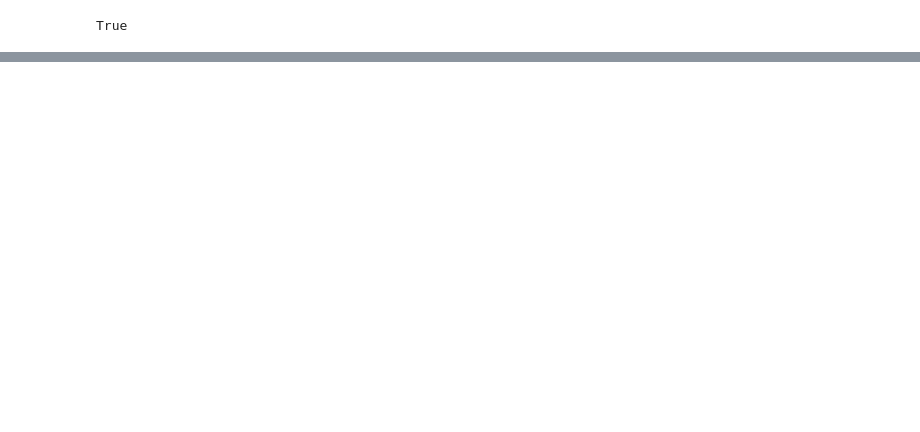
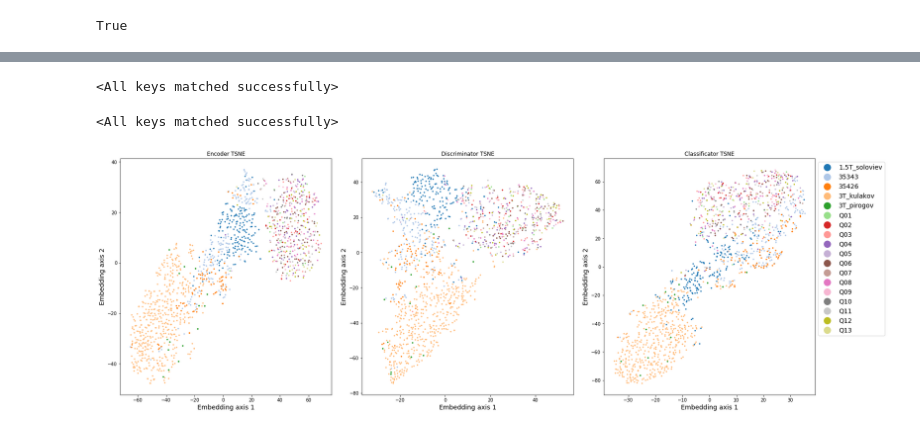
Before and after one commit to kondratevakate/mri-epilepsy-diagnosis, a Jupyter notebook: classification/train_ENC_CLF.ipynb, the cells around one changed output, grey strips where cells are left out. Saved outputs shown, nothing was run; the diff lists cells and outputs as text; code cells hidden in the pictures; blank space fills up the shorter version.

Commit message:
merge domain

```diff
--- a/classification/train_ENC_CLF.ipynb
+++ b/classification/train_ENC_CLF.ipynb
@@ -274,0 +699,6 @@ epoch 1 testing stage...
+# %%
+fcd_15 = MriClassification(sample='pirogov', prefix='fcd', ignore_missing=True,data_type = 'img',
+                         image_path= '/home/datasets/fcd_classification_bank',
+                         targets_path= '../targets/targets_fcd_bank.csv')
+test_loader_15 = torch.utils.data.DataLoader(fcd_15, batch_size=30,
+                             num_workers=0, drop_last=False, collate_fn=default_collate, shuffle=False)
@@ -274,0 +785,6 @@ epoch 1 testing stage...
+# %%
+disc = Discriminator(**discriminator_kwargs)
+disc.to('cpu')
+disc.load_state_dict(torch.load('disc_93_6_4.pth',map_location='cpu'))
+# %% [output]
+<All keys matched successfully>
@@ -274,0 +843,35 @@ epoch 1 testing stage...
+# %%
+clf = Classificator(**classificator_kwargs)
+clf.to('cpu')
+clf.load_state_dict(torch.load('clf_93_6_4.pth',map_location='cpu'))
+# %% [output]
+<All keys matched successfully>
+# %%
+all_loader = torch.utils.data.DataLoader(fcd_data, batch_size=30,
+                             num_workers=0, drop_last=False, collate_fn=default_collate, shuffle=False)
+latent_e = []
+latent_d = []
+latent_c = []
+encoder.eval()
+encoder.to(device)
+disc.eval()
+clf.eval()
+disc.to(device)
+clf.to(device)
+with torch.no_grad():
+    for batch_no, (X, y, domain) in tqdm(enumerate(all_loader), total=len(all_loader)):
+        X = X.to(device)
+        l, _= encoder(X)
+        _, b_d = disc(l)
+        _, b_c = clf(l)
+        l = nn.Flatten()(l)
+        latent_e.append(l.cpu().numpy())
+        latent_d.append(b_d.cpu().numpy())
+        latent_c.append(b_c.cpu().numpy())
+latent_e = np.concatenate(latent_e,axis=0)
+latent_d = np.concatenate(latent_d,axis=0)
+latent_c = np.concatenate(latent_c,axis=0)
+# %%
+tsne = tsne_plot(latent_e, latent_d,latent_c, fcd_data.scan, fcd_data.scan_keys)
+# %% [output]
+[figure, added]
```
Also changed, not shown: parts of 29 cells of this notebook, 5 other files.
